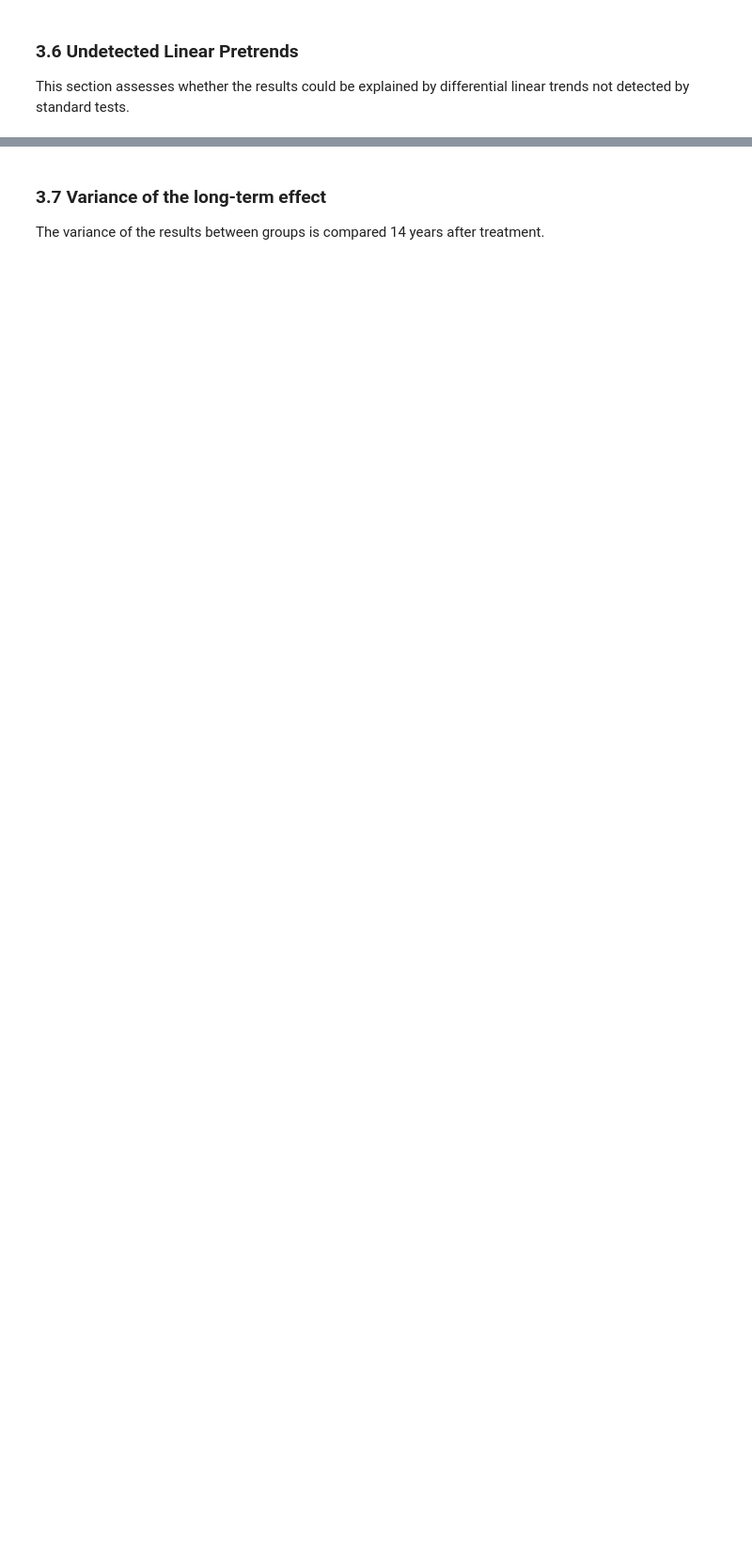
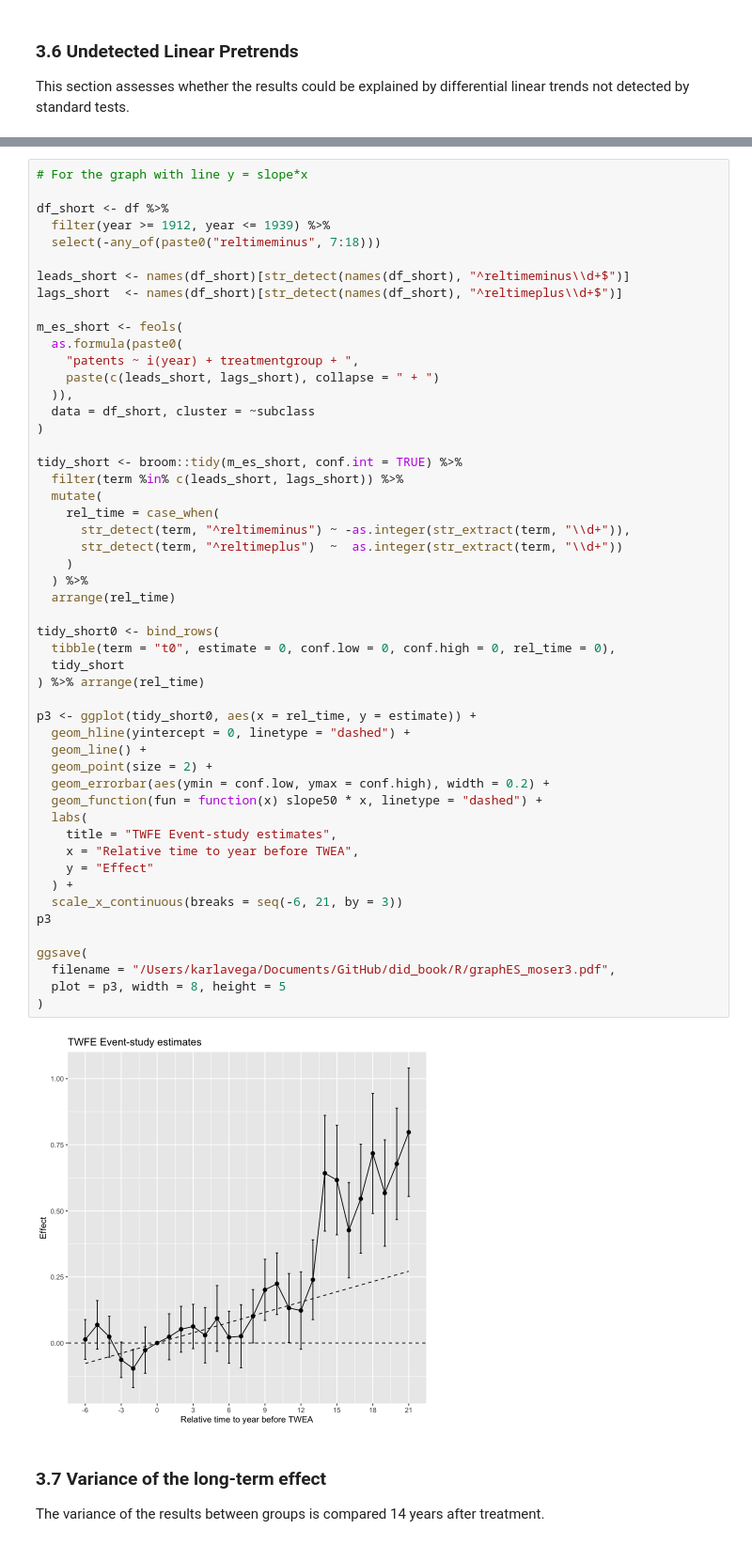
Before and after one commit to anzonyquispe/did_book, a Jupyter notebook: R/R.ipynb, the cells around one changed output, grey strips where cells are left out. Shown at 94% size. Saved outputs shown, nothing was run; the diff lists cells and outputs as text; blank space fills up the shorter version.

```diff
--- a/R/R.ipynb
+++ b/R/R.ipynb
@@ -446,3 +429,56 @@ RMSE: 1.48933     Adj. R2: 0.018616
+# %%
+# For the graph with line y = slope*x
+
+df_short <- df %>%
+  filter(year >= 1912, year <= 1939) %>%
+  select(-any_of(paste0("reltimeminus", 7:18)))
+
+leads_short <- names(df_short)[str_detect(names(df_short), "^reltimeminus\\d+$")]
+lags_short  <- names(df_short)[str_detect(names(df_short), "^reltimeplus\\d+$")]
+
+m_es_short <- feols(
+  as.formula(paste0(
+    "patents ~ i(year) + treatmentgroup + ",
+    paste(c(leads_short, lags_short), collapse = " + ")
+  )),
+  data = df_short, cluster = ~subclass
+)
+
+tidy_short <- broom::tidy(m_es_short, conf.int = TRUE) %>%
+  filter(term %in% c(leads_short, lags_short)) %>%
+  mutate(
+    rel_time = case_when(
+      str_detect(term, "^reltimeminus") ~ -as.integer(str_extract(term, "\\d+")),
+      str_detect(term, "^reltimeplus")  ~  as.integer(str_extract(term, "\\d+"))
+    )
+  ) %>%
+  arrange(rel_time)
+
+tidy_short0 <- bind_rows(
+  tibble(term = "t0", estimate = 0, conf.low = 0, conf.high = 0, rel_time = 0),
+  tidy_short
+) %>% arrange(rel_time)
+
+p3 <- ggplot(tidy_short0, aes(x = rel_time, y = estimate)) +
+  geom_hline(yintercept = 0, linetype = "dashed") +
+  geom_line() +
+  geom_point(size = 2) +
+  geom_errorbar(aes(ymin = conf.low, ymax = conf.high), width = 0.2) +
+  geom_function(fun = function(x) slope50 * x, linetype = "dashed") +
+  labs(
+    title = "TWFE Event-study estimates",
+    x = "Relative time to year before TWEA",
+    y = "Effect"
+  ) +
+  scale_x_continuous(breaks = seq(-6, 21, by = 3))
+p3
+
+ggsave(
+  filename = "/Users/karlavega/Documents/GitHub/did_book/R/graphES_moser3.pdf",
+  plot = p3, width = 8, height = 5
+)
+# %% [output]
+[figure, added]
 # %% [markdown]
 ### 3.7 Variance of the long-term effect
 
```
Also changed, not shown: parts of 59 cells of this notebook, 23 other files.
